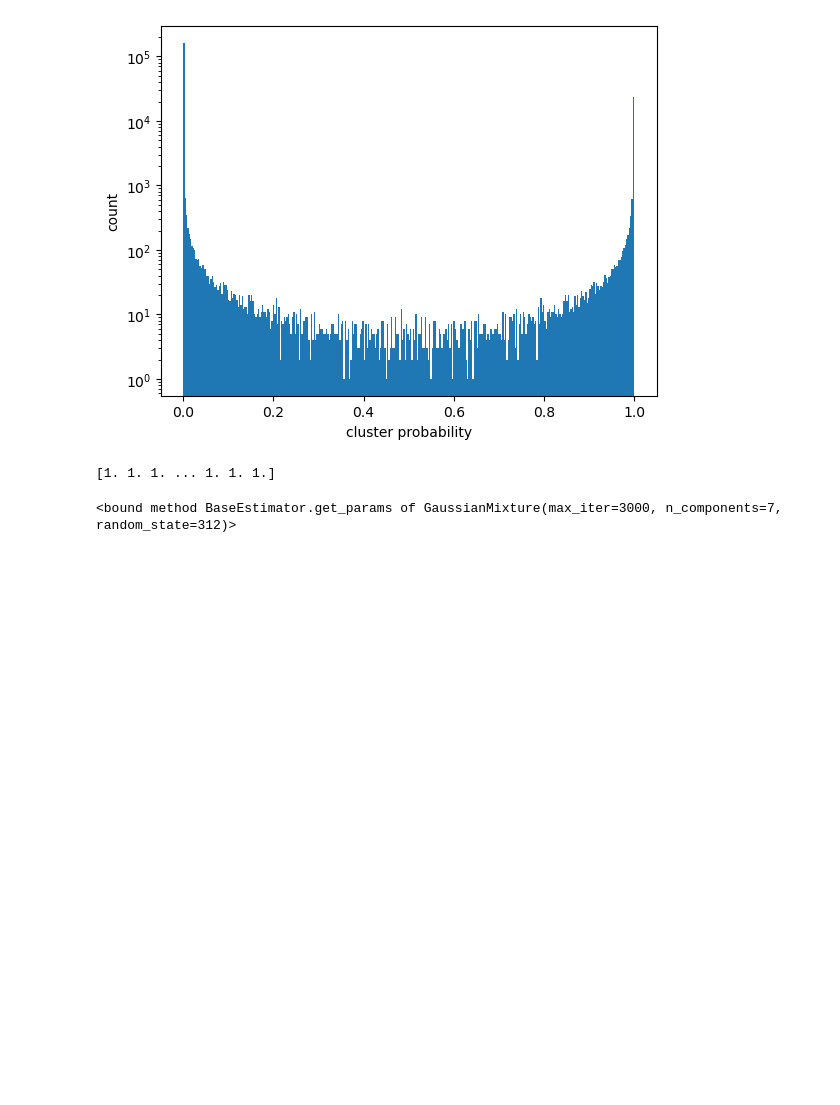
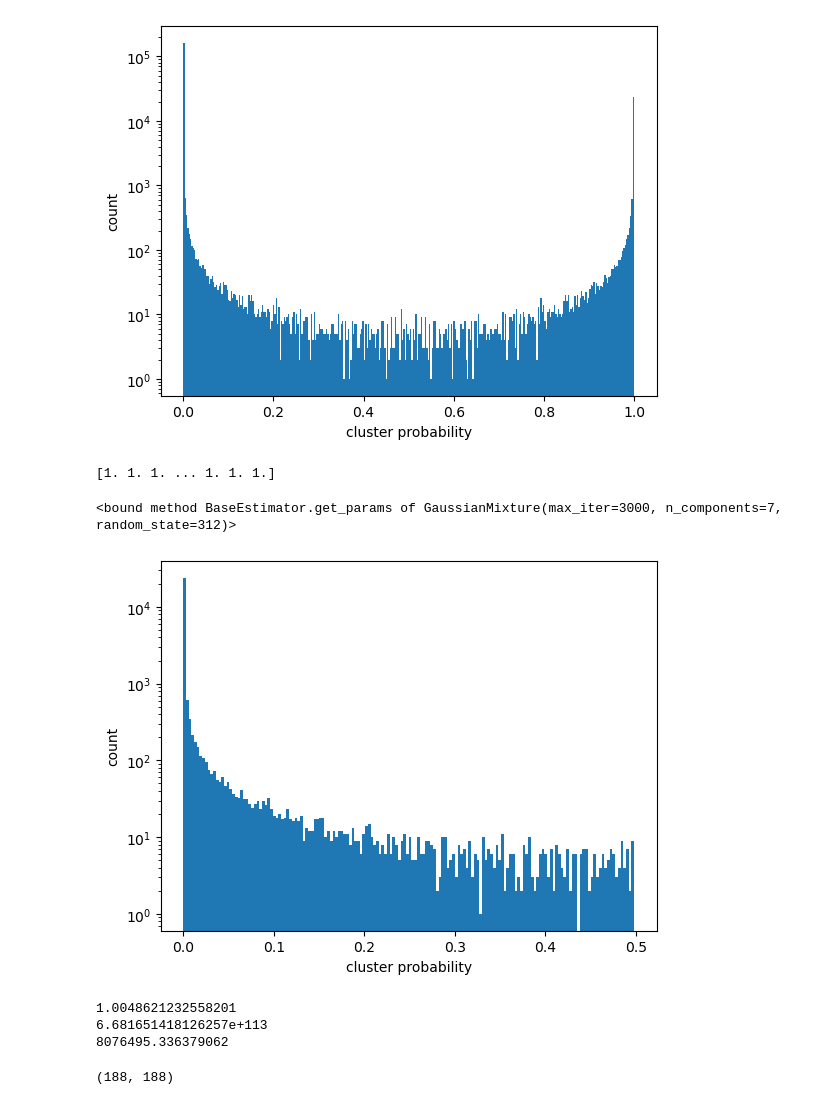
Before and after one commit to lmlb-astro/GMM, a Jupyter notebook: analyze_best_model.ipynb, the cells around one changed output. Drawn from its saved outputs; the diff is of its cells as text; code cells hidden in the pictures; blank space fills up the shorter version.

Commit message:
pixels with low confidency on preferred cluster

```diff
--- a/analyze_best_model.ipynb
+++ b/analyze_best_model.ipynb
@@ -174,3 +177,46 @@ print(np.nansum(clust_probs, axis = 1))
 print(best_model.get_params)
 # %% [output]
 <bound method BaseEstimator.get_params of GaussianMixture(max_iter=3000, n_components=7, random_state=312)>
+# %%
+## Determine the second largest probability that a given pixel belongs to one of the clusters
+
+## First remove all the maximal probabilities (replace with nan)
+for idx1 in range(0, max_probs.shape[0]):
+    max_val = max_probs[idx1]
+    for idx2  in range(0, clust_probs.shape[1]):
+        if(clust_probs[idx1][idx2] == max_val):
+            clust_probs[idx1][idx2] = np.nan
+
+## Then recalculate the maximum value
+max_sec_probs = np.nanmax(clust_probs, axis = 1)
+# %%
+## plot the probabilities to verify
+plt.hist(max_sec_probs, bins = int(np.sqrt(max_sec_probs.shape[0]) + 0.5))#, density = True)
+plt.yscale('log')
+
+plt.xlabel('cluster probability')
+plt.ylabel('count')
+
+plt.show()
+# %% [output]
+[figure, added]
+# %%
+## Calculate the probability ratio of the most likely cluster over the second most likely cluster
+prob_ratio = max_probs / max_sec_probs
+
+print(np.nanmin(prob_ratio))
+print(np.nanmax(prob_ratio))
+print(np.nanmedian(prob_ratio))
+# %% [output]
+1.0048621232558201
+6.681651418126257e+113
+8076495.336379062
+# %%
+## set all ratios higher than the ratio cut to nan
+prob_ratio[prob_ratio > ratio_cut] = np.nan
+
+## Map the spatial distribution of the pixels with low certainty on the assigned cluster
+uncertain_map = fGMM.map_uncertain_distribution(prob_ratio, index_array, data.shape[2], data.shape[1])
+print(uncertain_map.shape)
+# %% [output]
+(188, 188)
```
Also changed, not shown: parts of 5 cells of this notebook, 2 other files.
